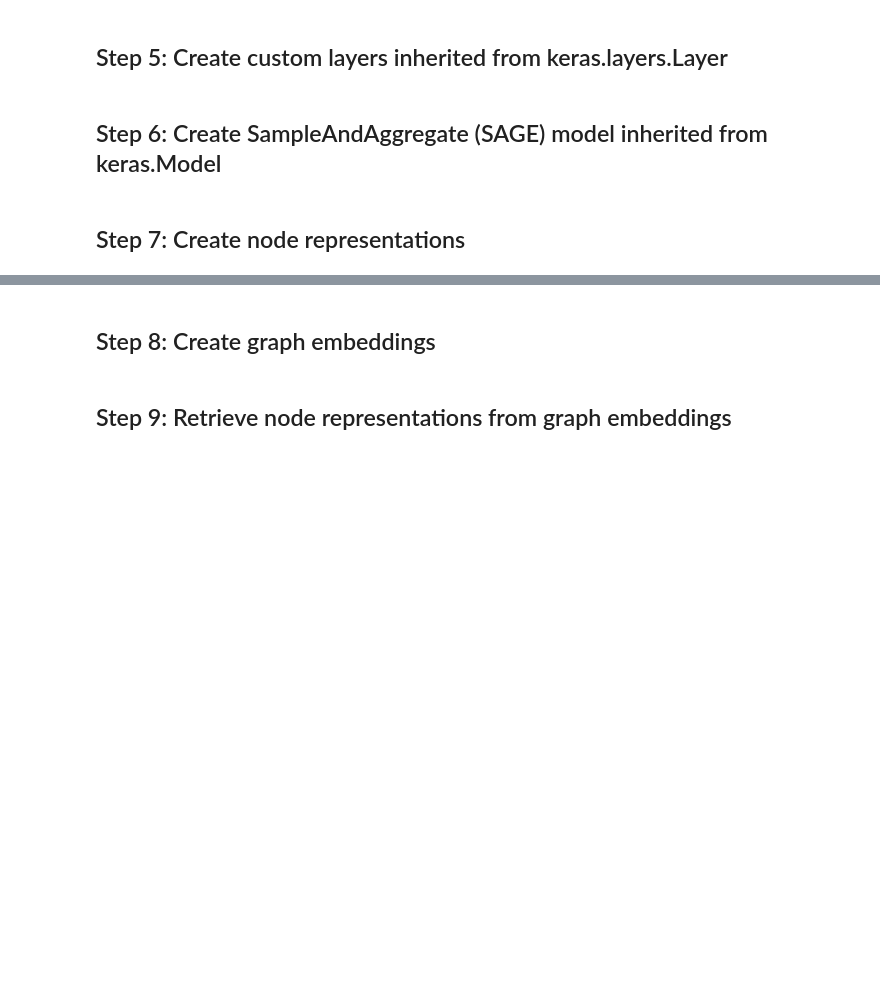
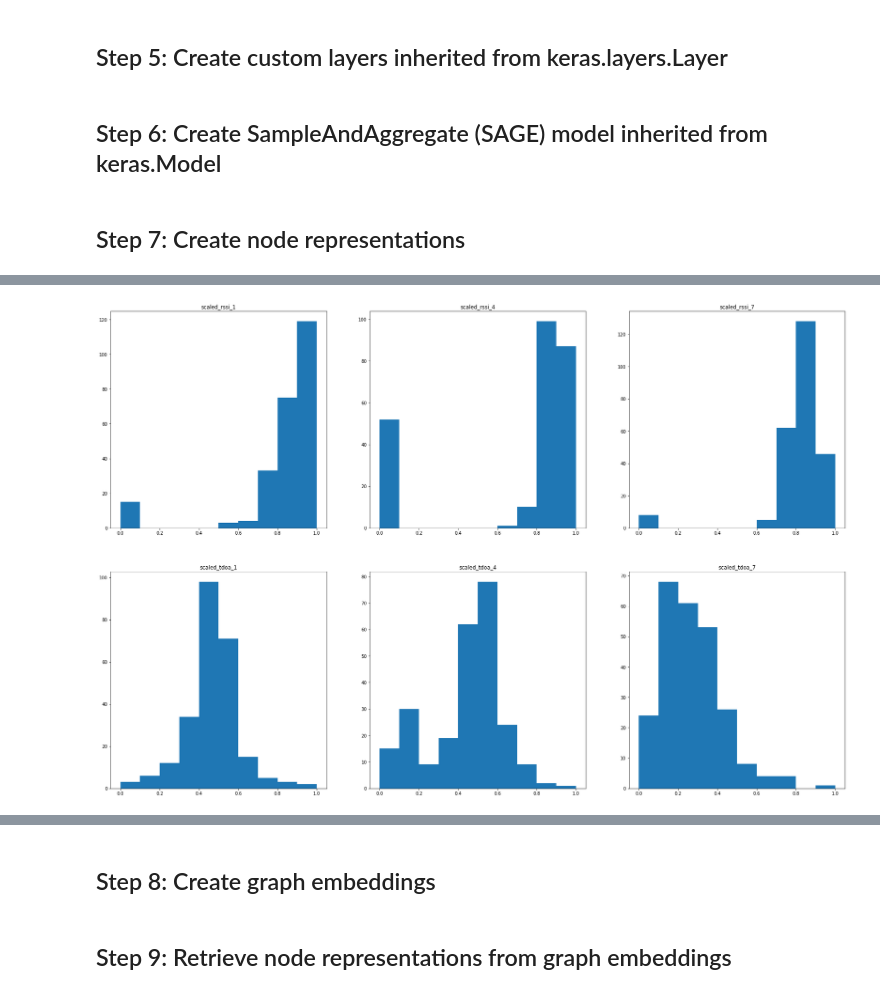
Before and after one commit to jinyangp/dso_localisation, a Jupyter notebook: data_augmentation/augmentation_graphsage.ipynb, the cells around one changed output, grey strips where cells are left out. Saved outputs shown, nothing was run; the diff lists cells and outputs as text; code cells hidden in the pictures; blank space fills up the shorter version.

```diff
--- a/data_augmentation/augmentation_graphsage.ipynb
+++ b/data_augmentation/augmentation_graphsage.ipynb
@@ -1698,0 +1821,15 @@ class GraphSAGE(Model):
+# %%
+# Use lambda function to get the scaled values of RSSI and TDoA
+for i in range(1,8):
+
+    scaled_rssi = f'scaled_rssi_{i}'
+    scaled_tdoa = f'scaled_tdoa_{i}'
+
+    min_rssi = actual_rps_df[f'rssi_{i}'].min()
+    max_rssi = actual_rps_df[f'rssi_{i}'].max()
+
+    min_tdoa = actual_rps_df[f'tdoa_{i}'].min()
+    max_tdoa = actual_rps_df[f'tdoa_{i}'].max()
+
+    actual_rps_df[scaled_rssi] = actual_rps_df[f'rssi_{i}'].apply(lambda x: scale_down(x, min_rssi, max_rssi))
+    actual_rps_df[scaled_tdoa] = actual_rps_df[f'tdoa_{i}'].apply(lambda x: scale_down(x, min_tdoa, max_tdoa))
@@ -1698,0 +1846,4 @@ class GraphSAGE(Model):
+# %%
+# Replace scaled_tdoa_5 NAs with 0s since BS5 (734817) is the base station with greatest RSSI most of the time hence, 0 TDOA
+actual_rps_df['scaled_tdoa_5'] = actual_rps_df['scaled_tdoa_5'].fillna(0.)
+actual_rps_df.head(5)
@@ -1698,0 +1858,30 @@ class GraphSAGE(Model):
+# %%
+# Distribution is kept - Okay to use scaling to a range to scale data to keep distribution of data
+# Observe histograms of RSSI values from three base stations and TDoA values from three base stations
+# Take the mean of readings from each reference point
+rssi_1_data = actual_rps_df['scaled_rssi_1']
+rssi_4_data = actual_rps_df['scaled_rssi_4']
+rssi_7_data = actual_rps_df['scaled_rssi_7']
+
+tdoa_1_data = actual_rps_df['scaled_tdoa_1']
+tdoa_4_data = actual_rps_df['scaled_tdoa_4']
+tdoa_7_data = actual_rps_df['scaled_tdoa_7']
+
+plt.rcParams['figure.figsize'] = [30, 20]
+fig, axs = plt.subplots(2,3)
+
+axs[0][0].hist(rssi_1_data)
+axs[0][0].title.set_text('scaled_rssi_1')
+axs[0][1].hist(rssi_4_data)
+axs[0][1].title.set_text('scaled_rssi_4')
+axs[0][2].hist(rssi_7_data)
+axs[0][2].title.set_text('scaled_rssi_7')
+
+axs[1][0].hist(tdoa_1_data)
+axs[1][0].title.set_text('scaled_tdoa_1')
+axs[1][1].hist(tdoa_4_data)
+axs[1][1].title.set_text('scaled_tdoa_4')
+axs[1][2].hist(tdoa_7_data)
+axs[1][2].title.set_text('scaled_tdoa_7')
+# %% [output]
+[figure, added]
```
Also changed, not shown: parts of 25 cells of this notebook.
